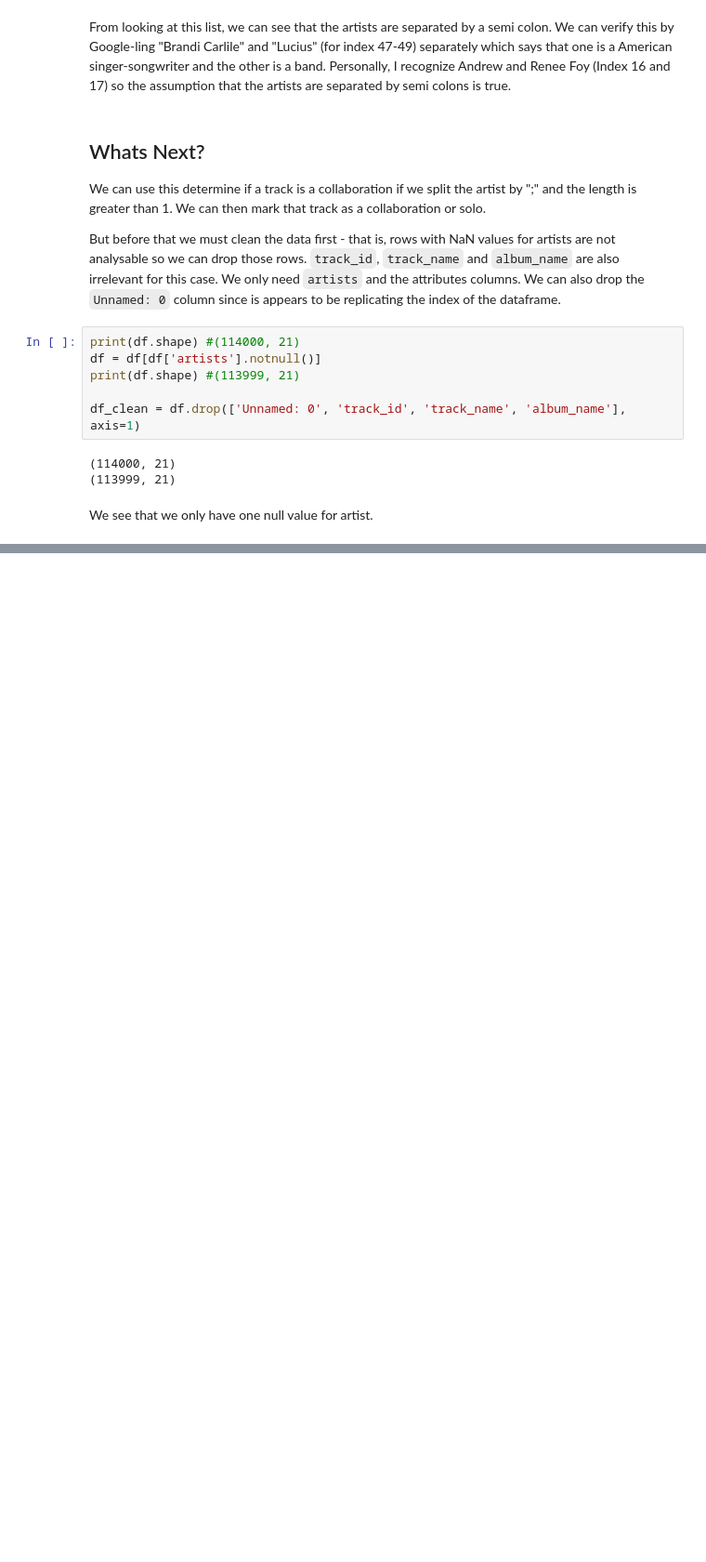
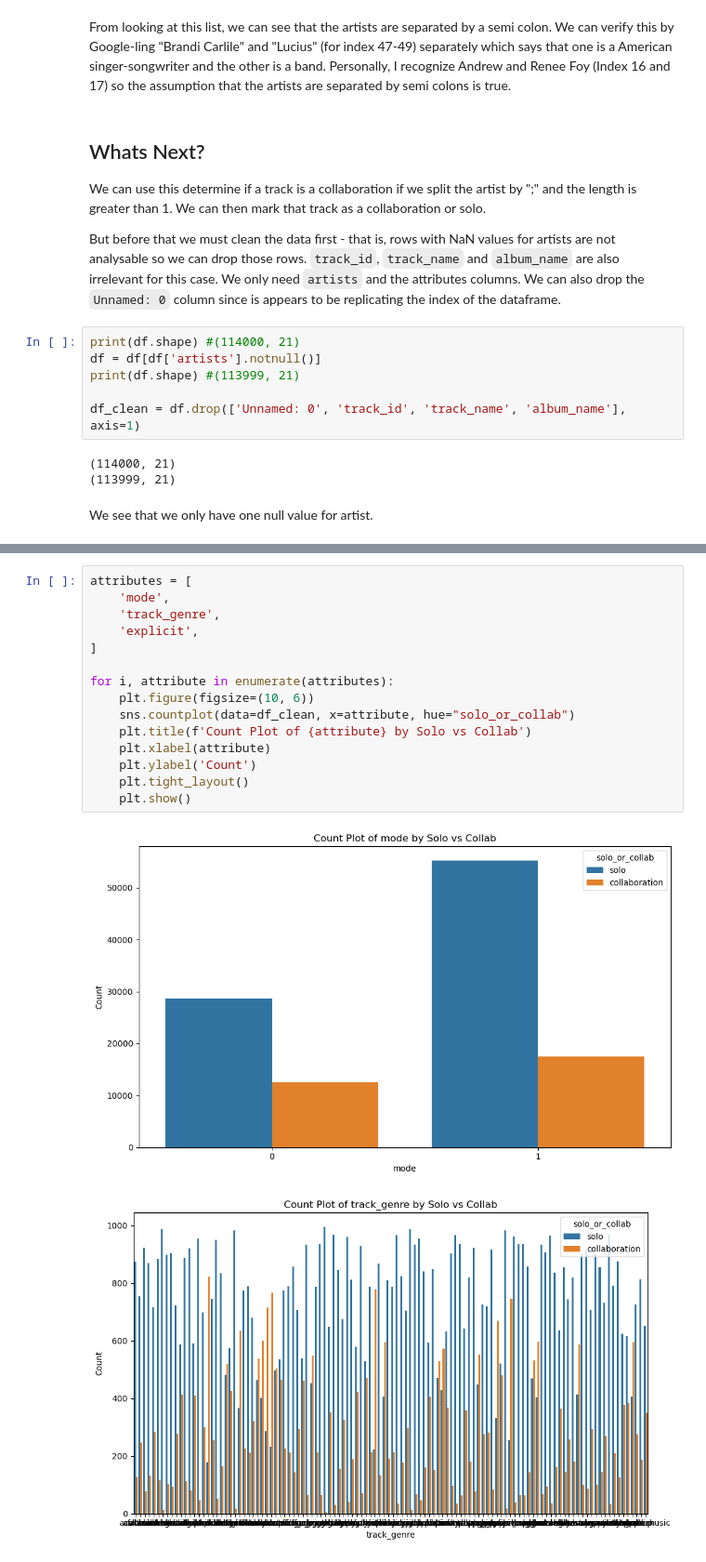
Before and after one commit to FabienThich/Solo-vs-Collab-Music, a Jupyter notebook: main.ipynb, the cells around one changed output, grey strips where cells are left out. Shown at 93% size. Saved outputs shown, nothing was run; the diff lists cells and outputs as text; blank space fills up the shorter version.

```diff
--- a/main.ipynb
+++ b/main.ipynb
@@ -163,0 +232,18 @@ df_clean
+# %%
+attributes = [
+    'mode',
+    'track_genre',
+    'explicit',
+]
+
+for i, attribute in enumerate(attributes):
+    plt.figure(figsize=(10, 6))
+    sns.countplot(data=df_clean, x=attribute, hue="solo_or_collab")
+    plt.title(f'Count Plot of {attribute} by Solo vs Collab')
+    plt.xlabel(attribute)
+    plt.ylabel('Count')
+    plt.tight_layout()
+    plt.show()
+# %% [output]
+[figure, added]
+[figure, added]
```
Also changed, not shown: parts of 9 cells of this notebook.
